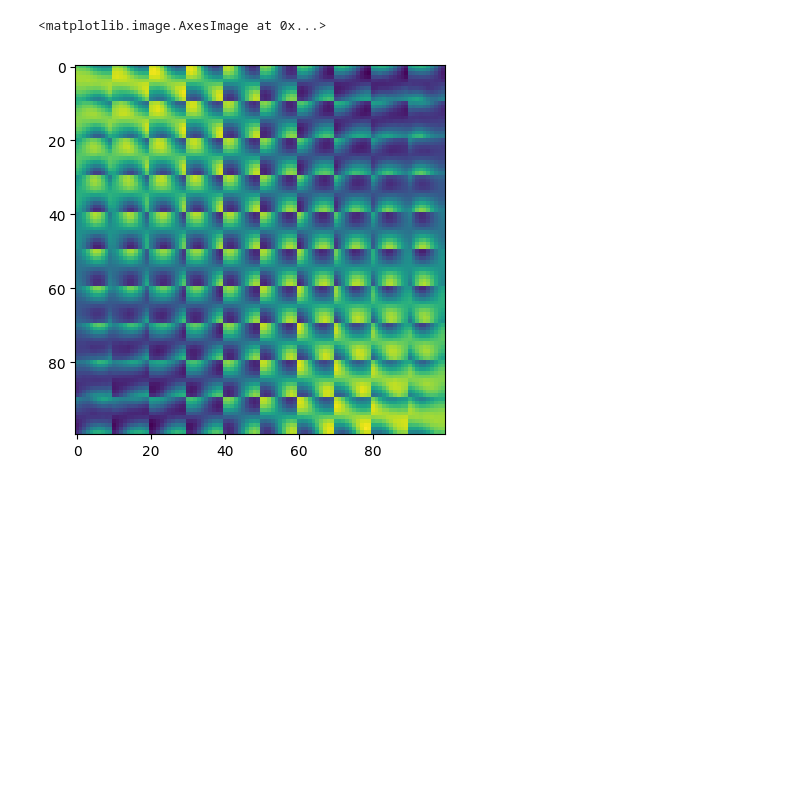
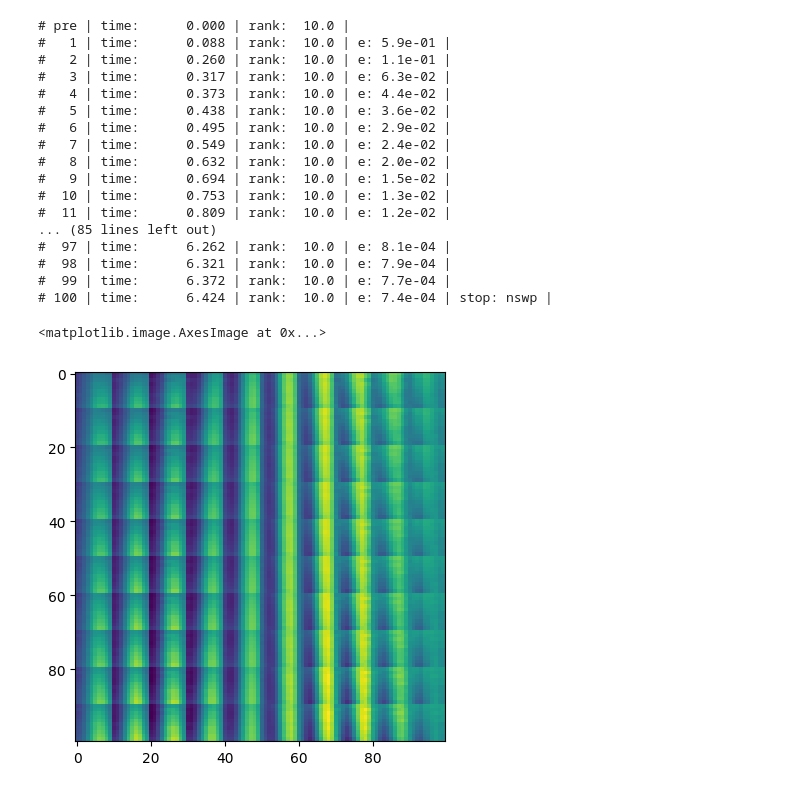
Before and after one commit to QUEST-UWMadison/OSCAR, a Jupyter notebook: notebooks/general_qaoa.ipynb, the cells around one changed output. Saved outputs shown, nothing was run; the diff lists cells and outputs as text; code cells hidden in the pictures; blank space fills up the shorter version.

Commit message:
teneva integration

```diff
--- a/notebooks/general_qaoa.ipynb
+++ b/notebooks/general_qaoa.ipynb
@@ -10,12 +10,12 @@ from qiskit.utils import algorithm_globals
 from qiskit_optimization.applications import Maxcut
 import matplotlib.pyplot as plt
 # %%
-n = 8
+n = 6
 p = 2
 seed = 42
 beta_resolution, gamma_resolution = 10, 10
-beta_bounds, gamma_bounds = (-pi / 8, pi / 8), (-pi / 4, pi / 4)
-sampling_fraction = 1 / 10
+beta_bounds, gamma_bounds = (pi / 8 - 0.1, pi / 8 + 0.1), (-pi / 4 - 0.2, pi / 4 + 0.2)
+sampling_fraction = 1 / 20
 
 landscape = Landscape(
     [beta_resolution] * p + [gamma_resolution] * p,
@@ -31,11 +60,27 @@ algorithm = QAOA(Sampler(run_options={"seed": seed, "shots": None}), COBYLA(), r
 # %%
-# may take some time
-landscape.sample_and_run(QiskitExecutor(algorithm, H), sampling_fraction)
-landscape.reconstruct(BPDNReconstructor())
+landscape.reconstruct(TenevaReconstructor({"r": 10, "order": 2}, {"lamb": 0.1, "log": True, "nswp": 100}))
+# landscape.reconstruct(BPDNReconstructor())
 plt.imshow(landscape.landscape.reshape(prod(landscape.shape[:p]), -1))
 # %% [output]
-<matplotlib.image.AxesImage at 0x...>
+# pre | time:      0.000 | rank:  10.0 |
+#   1 | time:      0.088 | rank:  10.0 | e: 5.9e-01 |
+#   2 | time:      0.260 | rank:  10.0 | e: 1.1e-01 |
+#   3 | time:      0.317 | rank:  10.0 | e: 6.3e-02 |
+#   4 | time:      0.373 | rank:  10.0 | e: 4.4e-02 |
+#   5 | time:      0.438 | rank:  10.0 | e: 3.6e-02 |
+#   6 | time:      0.495 | rank:  10.0 | e: 2.9e-02 |
+#   7 | time:      0.549 | rank:  10.0 | e: 2.4e-02 |
+#   8 | time:      0.632 | rank:  10.0 | e: 2.0e-02 |
+#   9 | time:      0.694 | rank:  10.0 | e: 1.5e-02 |
+#  10 | time:      0.753 | rank:  10.0 | e: 1.3e-02 |
+#  11 | time:      0.809 | rank:  10.0 | e: 1.2e-02 |
+... (85 lines left out)
+#  97 | time:      6.262 | rank:  10.0 | e: 8.1e-04 |
+#  98 | time:      6.321 | rank:  10.0 | e: 7.9e-04 |
+#  99 | time:      6.372 | rank:  10.0 | e: 7.7e-04 |
+# 100 | time:      6.424 | rank:  10.0 | e: 7.4e-04 | stop: nswp |
+<matplotlib.image.AxesImage at 0x...>
-[figure, old version]
+[figure, new version]
 # %%
 # may take some time
 exact_landscape = Landscape.like(landscape)
```
Also changed, not shown: parts of 3 cells of this notebook, 7 other files.
